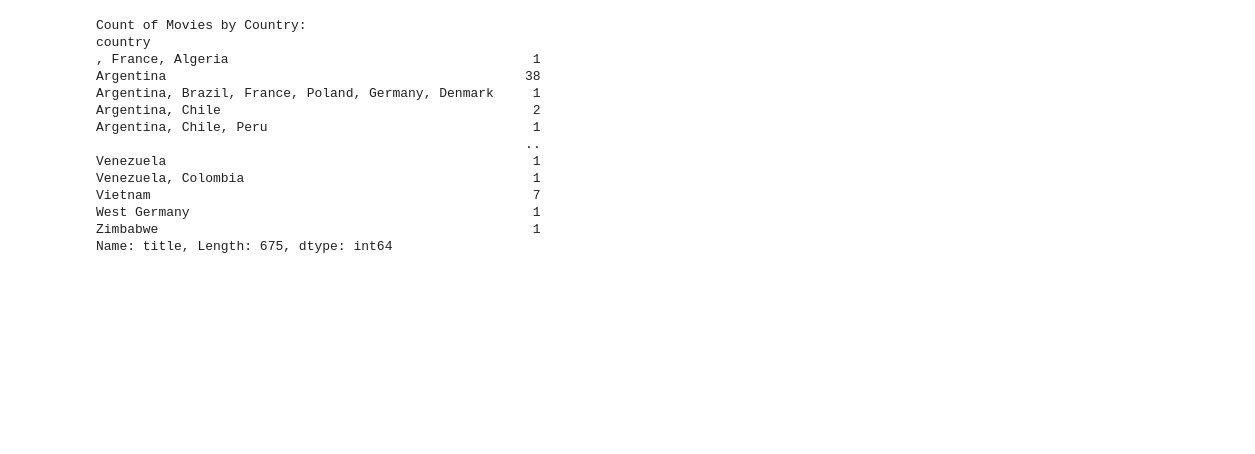
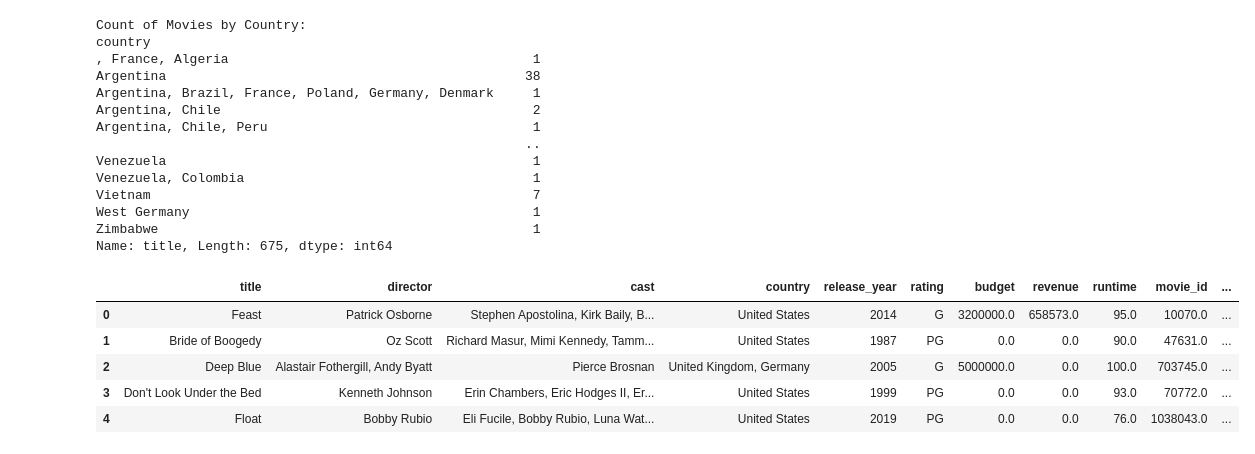
Before and after one commit to aaalicejohnson/Project-2, a Jupyter notebook: moviedb/Transform_notebook.ipynb, the cells around one changed output. Saved outputs shown, nothing was run; the diff lists cells and outputs as text; code cells hidden in the pictures; blank space fills up the shorter version.

Commit message:
worked on genre

```diff
--- a/moviedb/Transform_notebook.ipynb
+++ b/moviedb/Transform_notebook.ipynb
@@ -165,3 +147,15 @@ Vietnam                                                 7
 West Germany                                            1
 Zimbabwe                                                1
 Name: title, Length: 675, dtype: int64
+# %%
+# Horror Movies
+genre_df = final_df.dropna().reset_index(drop=True)
+horror_movies=genre_df[genre_df['genre'].str.contains('Horror', case=False)].reset_index(drop=True)
+horror_movies.head()
+# %% [output]
+|  | title | director | cast | country | release_year | rating | budget | revenue | runtime | movie_id | ... |
+| 0 | Feast | Patrick Osborne | Stephen Apostolina, Kirk Baily, B... | United States | 2014 | G | 3200000.0 | 658573.0 | 95.0 | 10070.0 | ... |
+| 1 | Bride of Boogedy | Oz Scott | Richard Masur, Mimi Kennedy, Tamm... | United States | 1987 | PG | 0.0 | 0.0 | 90.0 | 47631.0 | ... |
+| 2 | Deep Blue | Alastair Fothergill, Andy Byatt | Pierce Brosnan | United Kingdom, Germany | 2005 | G | 5000000.0 | 0.0 | 100.0 | 703745.0 | ... |
+| 3 | Don't Look Under the Bed | Kenneth Johnson | Erin Chambers, Eric Hodges II, Er... | United States | 1999 | PG | 0.0 | 0.0 | 93.0 | 70772.0 | ... |
+| 4 | Float | Bobby Rubio | Eli Fucile, Bobby Rubio, Luna Wat... | United States | 2019 | PG | 0.0 | 0.0 | 76.0 | 1038043.0 | ... |
```
Also changed, not shown: parts of 7 cells of this notebook, 3 other files.
